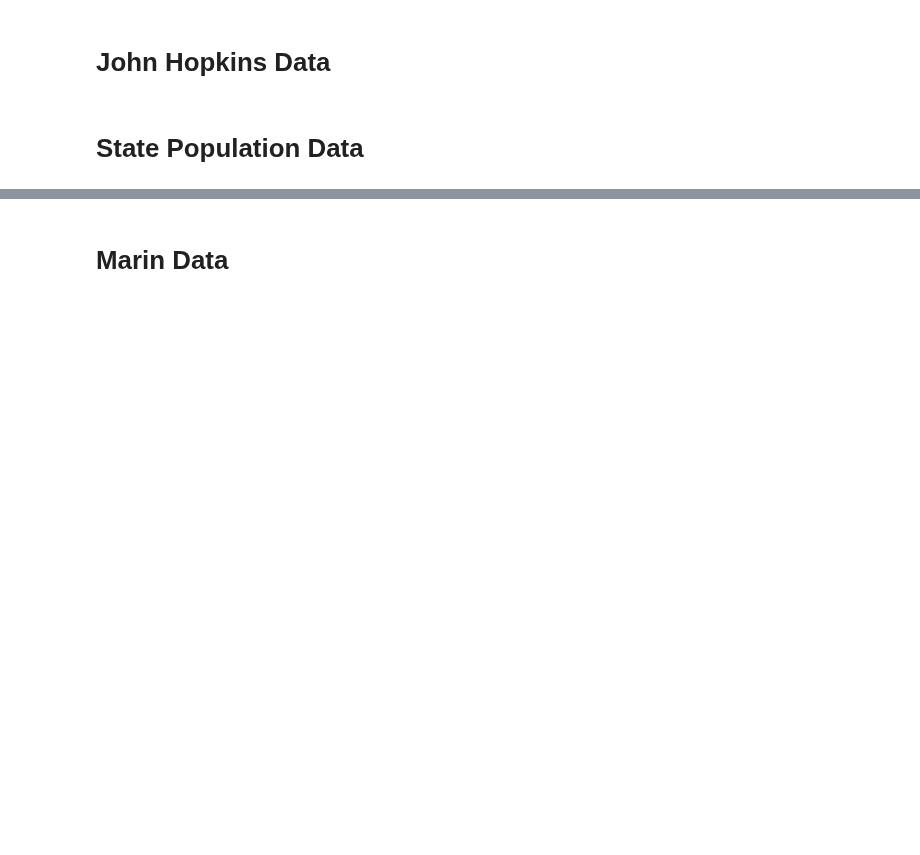
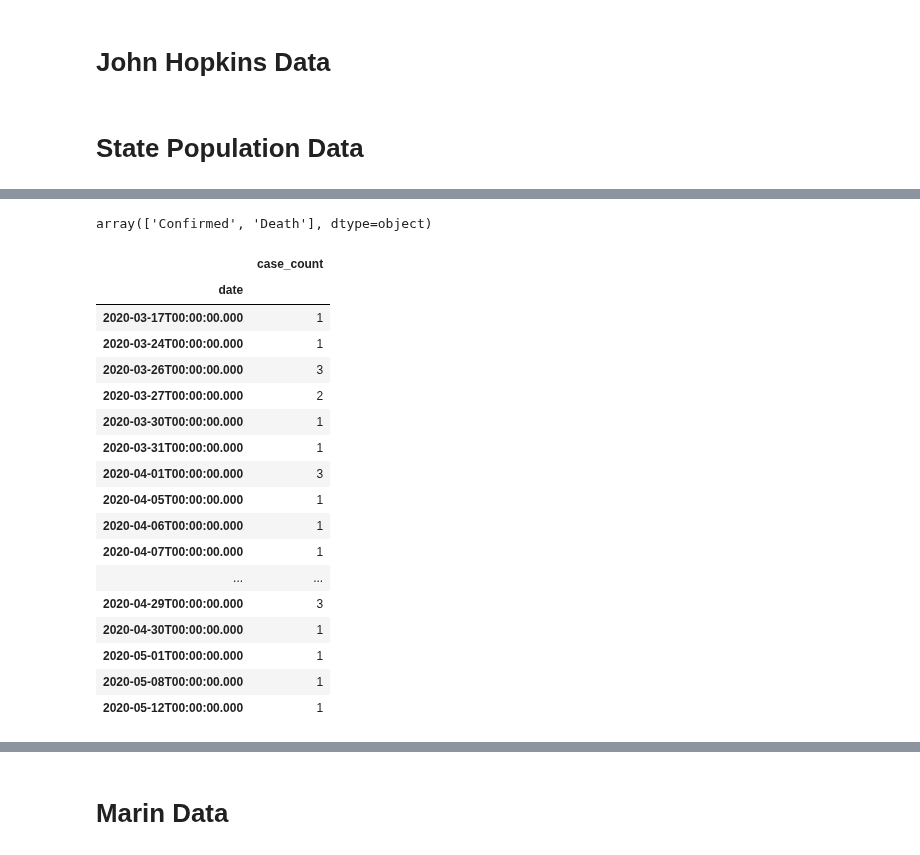
Before and after one commit to DMXMax/covid19, a Jupyter notebook: coviddata.ipynb, the cells around one changed output, grey strips where cells are left out. Drawn from its saved outputs; the diff is of its cells as text; code cells hidden in the pictures; blank space fills up the shorter version.

```diff
--- a/coviddata.ipynb
+++ b/coviddata.ipynb
@@ -282,3 +279,4 @@ doWGA.sum()
 from sodapy import Socrata
 # %%
 client = Socrata("data.sfgov.org", "LCSuN5PrqWkGtBe9dULkS75Rz")
+results_df = pd.DataFrame.from_records(client.get("tvq9-ec9w"))
@@ -287,5 +283,30 @@ results = client.get("tvq9-ec9w")
-# %%
-
-results_df = pd.DataFrame.from_records(results)
+# %%
+results_df.case_disposition.unique()
+# %% [output]
+array(['Confirmed', 'Death'], dtype=object)
 # %%
 res = results_df.astype({'case_count':'int16'})
+# %%
+dfresConf = res[res.case_disposition=='Confirmed']
+dfresDead = res[res.case_disposition=='Death']
+# %%
+dfresDead.groupby('date').sum()
+# %% [output]
+|  | case_count |
+| date |  |
+| 2020-03-17T00:00:00.000 | 1 |
+| 2020-03-24T00:00:00.000 | 1 |
+| 2020-03-26T00:00:00.000 | 3 |
+| 2020-03-27T00:00:00.000 | 2 |
+| 2020-03-30T00:00:00.000 | 1 |
+| 2020-03-31T00:00:00.000 | 1 |
+| 2020-04-01T00:00:00.000 | 3 |
+| 2020-04-05T00:00:00.000 | 1 |
+| 2020-04-06T00:00:00.000 | 1 |
+| 2020-04-07T00:00:00.000 | 1 |
+| ... | ... |
+| 2020-04-29T00:00:00.000 | 3 |
+| 2020-04-30T00:00:00.000 | 1 |
+| 2020-05-01T00:00:00.000 | 1 |
+| 2020-05-08T00:00:00.000 | 1 |
+| 2020-05-12T00:00:00.000 | 1 |
```
Also changed, not shown: parts of 5 cells of this notebook.
